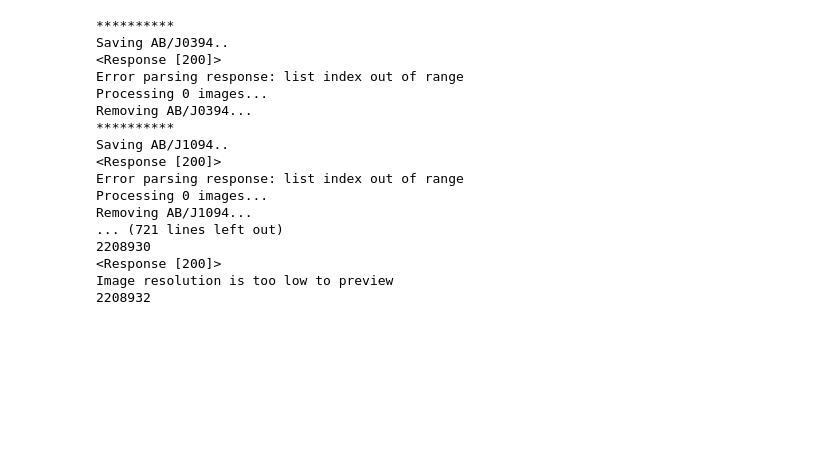
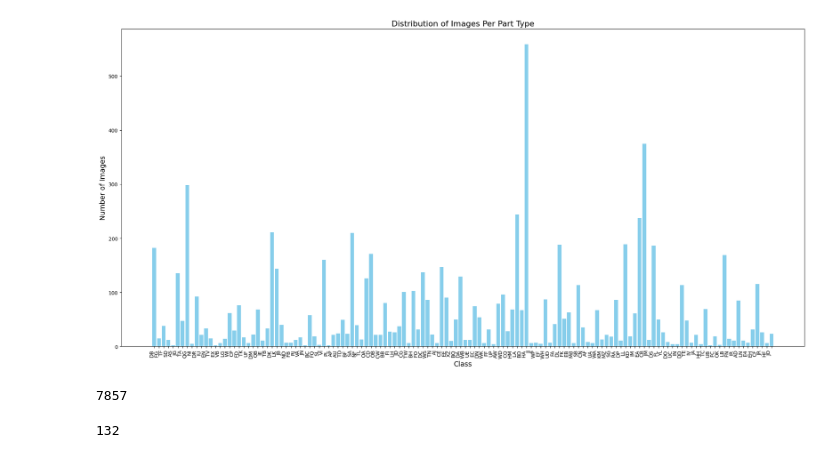
Before and after one commit to jamesphm04/WCP_siamese_parts_rec, a Jupyter notebook: data_explore.ipynb, the cells around one changed output. Drawn from its saved outputs; the diff is of its cells as text; code cells hidden in the pictures; blank space fills up the shorter version.

Commit message:
data downloading

```diff
--- a/data_explore.ipynb
+++ b/data_explore.ipynb
@@ -210,38 +1,41 @@ Image res is too low to preview
-# %%
-
-from tqdm.notebook import tqdm
-
-df = pd.read_csv('updated_part_code_ic.csv')
-
-for index, row in tqdm(df.iterrows(), total=len(df)):
-    ic_num = row['interchangeNumber']
-    part_code = row['partTypeCode']
-    print("**********")
-    print(f"Saving {part_code}/{ic_num}..")
-
-    # Call the save_images function
-    is_successful = save_images(ic_num, part_code)
-
-    # If successful, drop the row and save the DataFrame immediately
-    if is_successful:
-        print(f"Removing {part_code}/{ic_num}...")
-        df.drop(index=index, inplace=True)
-        df.to_csv('updated_part_code_ic.csv', index=False)
-# %% [output]
-**********
-Saving AB/J0394..
-<Response [200]>
-Error parsing response: list index out of range
-Processing 0 images...
-Removing AB/J0394...
-**********
-Saving AB/J1094..
-<Response [200]>
-Error parsing response: list index out of range
-Processing 0 images...
-Removing AB/J1094...
-... (721 lines left out)
-2208930
-<Response [200]>
-Image resolution is too low to preview
-2208932
+# %%
+import pandas as pd
+import os
+import matplotlib.pyplot as plt
+
+# Path to the folder containing class folders
+data_path = "data_api"
+
+# Dictionary to store the number of images per class
+class_image_count = {}
+
+# Traverse through the classes and count images
+for class_folder in os.listdir(data_path):
+    class_path = os.path.join(data_path, class_folder)
+    if os.path.isdir(class_path):
+        num_images = len([file for file in os.listdir(class_path) if os.path.isfile(os.path.join(class_path, file))])
+        class_image_count[class_folder] = num_images
+
+# Plot the distribution
+classes = list(class_image_count.keys())
+image_counts = list(class_image_count.values())
+
+plt.figure(figsize=(20, 10))
+plt.bar(classes, image_counts, color='skyblue')
+plt.xlabel("Class", fontsize=14)
+plt.ylabel("Number of Images", fontsize=14)
+plt.title("Distribution of Images Per Part Type", fontsize=16)
+plt.xticks(rotation=90, ha='right', fontsize=10)
+plt.tight_layout()
+plt.show()
+# %% [output]
+[figure, added]
+# %%
+list(class_image_count.values())
+sum(class_image_count.values())
+# %% [output]
+7857
+# %%
+len(class_image_count.keys())
+# %% [output]
+132
```
Also changed, not shown: parts of 3 cells of this notebook, 2 other files.
